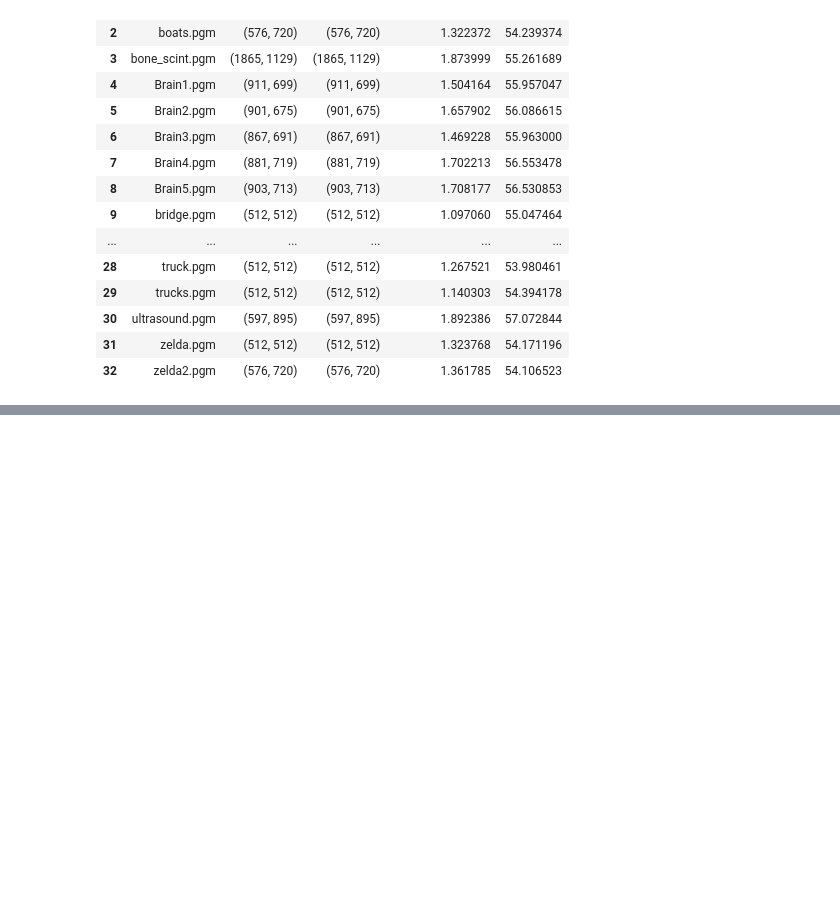
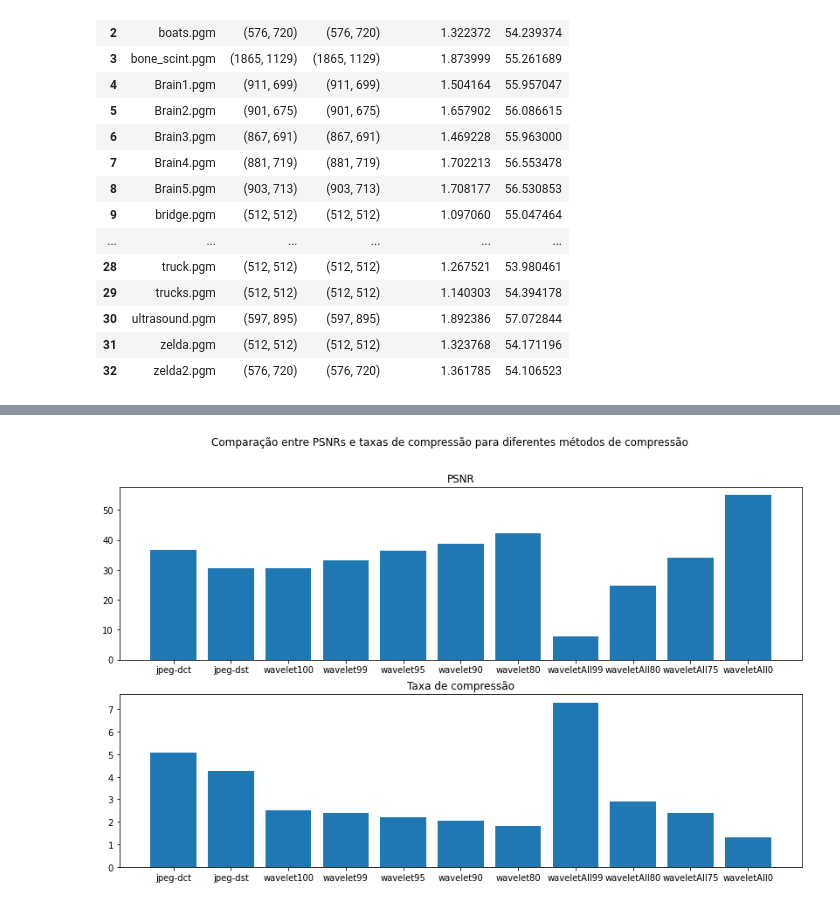
Before and after one commit to isisfcarvalho/tp1-icv, a Jupyter notebook: jpeg.ipynb, the cells around one changed output, grey strips where cells are left out. Drawn from its saved outputs; the diff is of its cells as text; code cells hidden in the pictures; blank space fills up the shorter version.

```diff
--- a/jpeg.ipynb
+++ b/jpeg.ipynb
@@ -964,0 +1064,3 @@ file1.close()
+# %%
+compare_df['psnr_num'] = compare_df['psnr'].apply(lambda x: float(x.split(' ')[0]))
+compare_df['cr_num'] = compare_df['cr'].apply(lambda x: float(x.split(' ')[0]))
@@ -964,0 +1082,17 @@ file1.close()
+# %%
+import matplotlib.pyplot as plt
+
+fig, ax = plt.subplots(2, 1, figsize=(14, 8))
+ax = ax.flatten()
+
+ax[0].bar(x=list(range(len(compare_df))), height=compare_df['psnr_num'])
+ax[0].set_xticks(list(range(len(compare_df))), compare_df['name'])
+ax[0].set_title('PSNR')
+ax[1].bar(x=list(range(len(compare_df))), height=compare_df['cr_num'])
+ax[1].set_xticks(list(range(len(compare_df))), compare_df['name'])
+ax[1].set_title('Taxa de compressão')
+
+fig.suptitle('Comparação entre PSNRs e taxas de compressão para diferentes métodos de compressão')
+plt.show()
+# %% [output]
+[figure, added]
```
Also changed, not shown: parts of 75 cells of this notebook.
